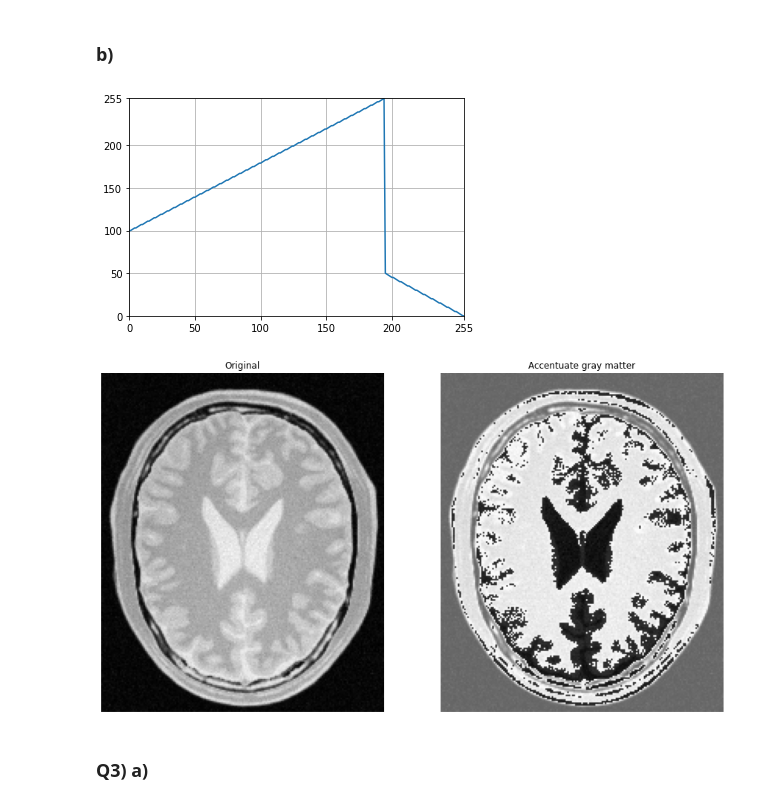
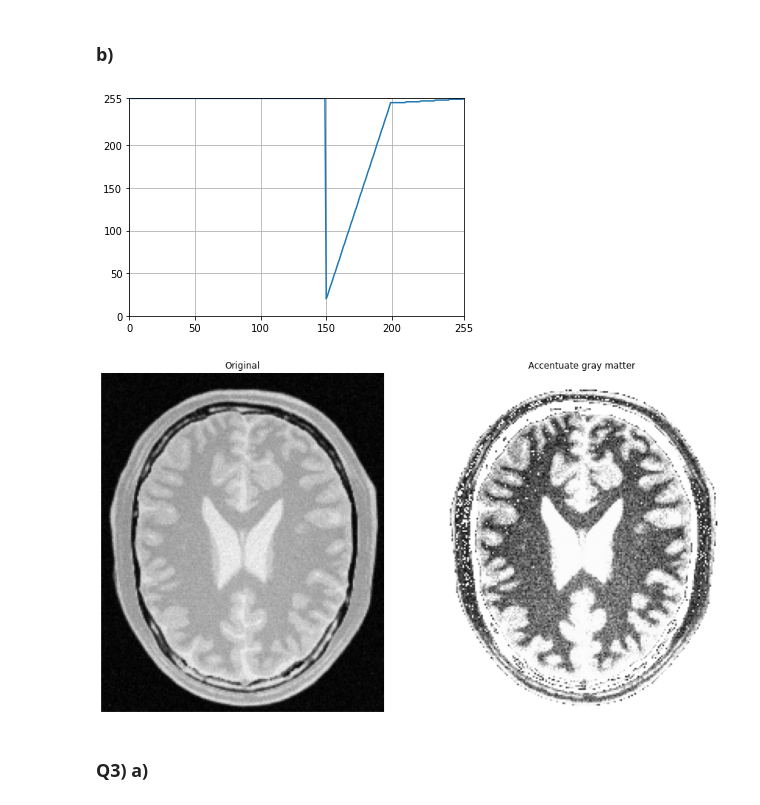
Before and after one commit to Krishnakanth-lab/EN2550_Assignment1, a Jupyter notebook: Krishnakanth_190323C_a01.ipynb, the cells around one changed output. Drawn from its saved outputs; the diff is of its cells as text; code cells hidden in the pictures.

```diff
--- a/Krishnakanth_190323C_a01.ipynb
+++ b/Krishnakanth_190323C_a01.ipynb
@@ -89,40 +89,40 @@ plt.show()
 # %% [markdown]
 ### b)
 # %%
-t1 = np.linspace(100,255, 195)
-t2 = np.linspace(50,0, 61)
-# t3 = np.linspace(255,255, 40)
+t1 = np.linspace(255, 255, 150)
+t2 = np.linspace(20, 250, 50)
+t3 = np.linspace(250,255, 56)
 
-t = np.concatenate((t1, t2), axis=0).astype(np.uint8)
+t = np.concatenate((t1, t2, t3), axis=0).astype(np.uint8)
 
 fig, ax=plt.subplots()
 ax.plot(t)
 ax.set_xlim(0,255)
 ax.set_xticks([0,50,100,150,200,255])
 ax.set_ylim(0,255)
 ax.set_yticks([0,50,100,150,200,255])
 plt.grid()
 plt.show()
 
 assert len(t) == 256
 
 brian_at_white = cv.LUT(brain, t)
 brian_at_white = cv.cvtColor(brian_at_white, cv.COLOR_BGR2RGB)
 brain = cv.cvtColor(brain, cv.COLOR_BGR2RGB)
 
 fig, ax = plt.subplots(1, 2, figsize=(15, 15))
 ax[0].imshow(brain)
 ax[0].set_title('Original')
 ax[0].axis('off')
 
 ax[1].imshow(brian_at_white)
 ax[1].set_title('Accentuate gray matter')
 ax[1].axis('off')
 
 plt.show()
 # %% [output]
-[figure, old version]
+[figure, new version]
-[figure, old version]
+[figure, new version]
 # %% [markdown]
 ### Q3) a)
 # %%
```
Also changed, not shown: parts of 4 cells of this notebook, 1 other file.
